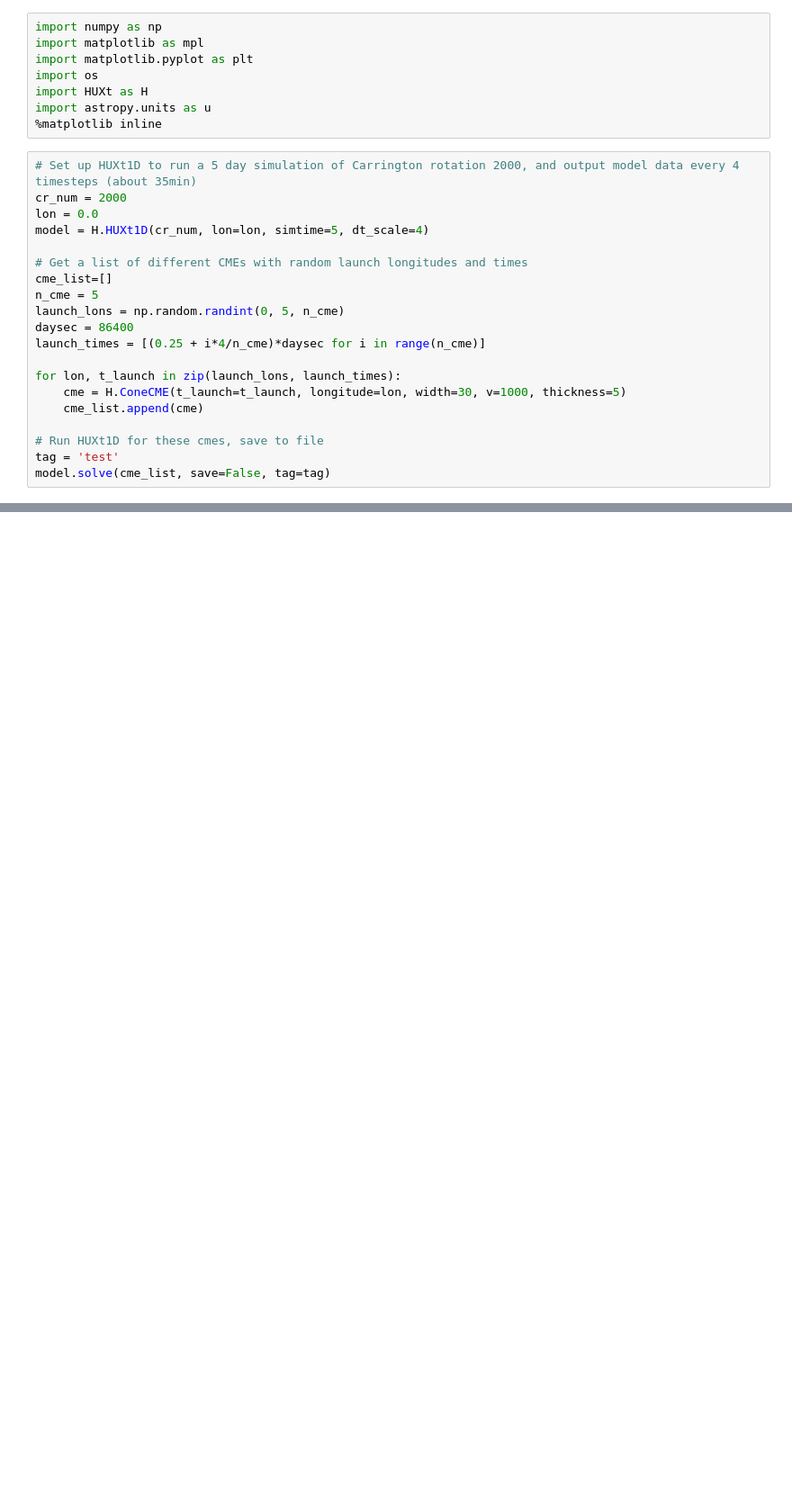
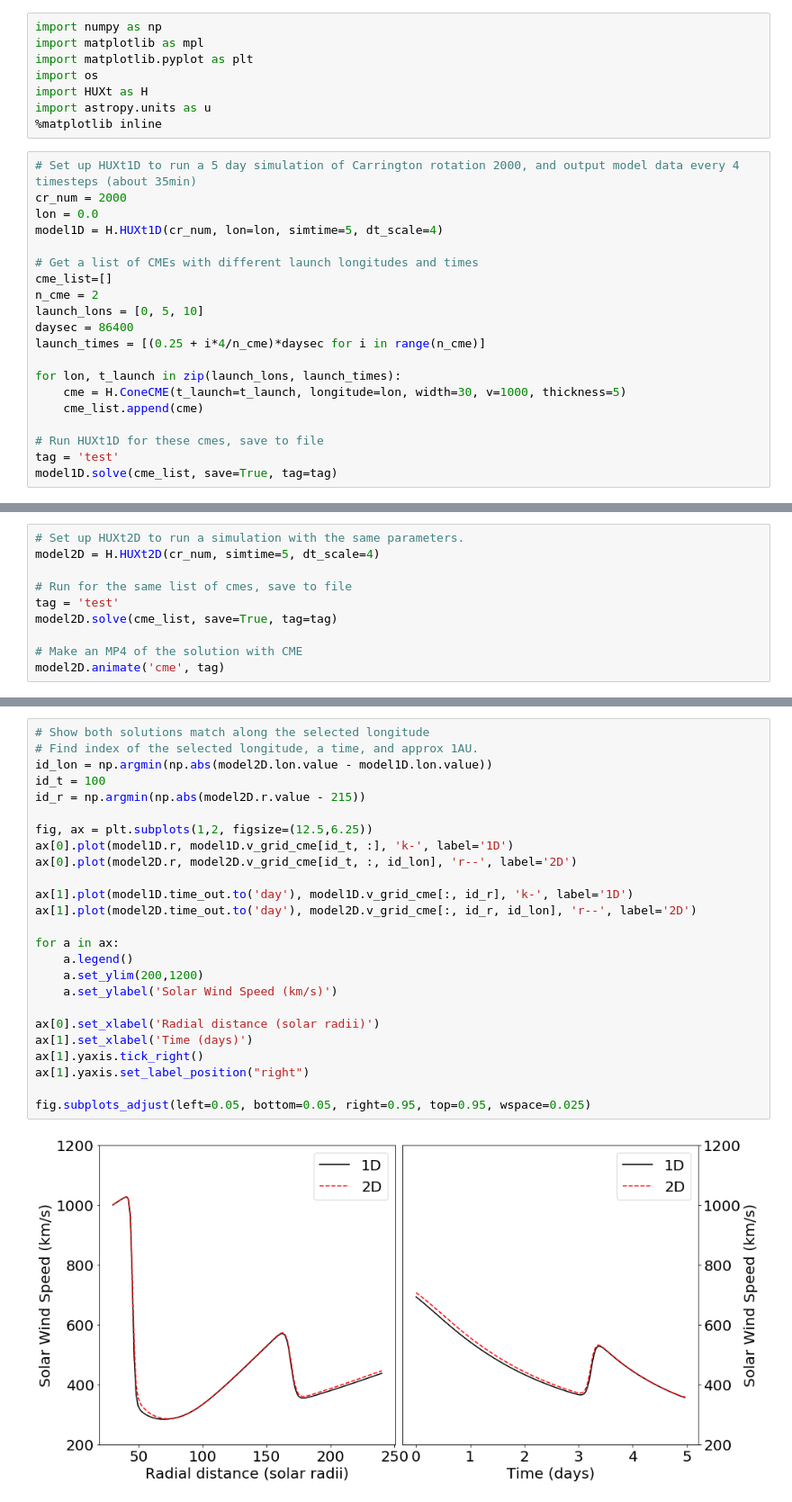
Before and after one commit to University-of-Reading-Space-Science/HUXt, a Jupyter notebook: code/HUXt_example.ipynb, the cells around one changed output, grey strips where cells are left out. Shown at 90% size. Cells and saved outputs as stored; diff of their text form; blank space fills up the shorter version.

Commit message:
Finished cme tracker for HUXt1D and the plot, save and load functions

```diff
--- a/code/HUXt_example.ipynb
+++ b/code/HUXt_example.ipynb
@@ -10,12 +10,12 @@ import astropy.units as u
 # Set up HUXt1D to run a 5 day simulation of Carrington rotation 2000, and output model data every 4 timesteps (about 35min)
 cr_num = 2000
 lon = 0.0
-model = H.HUXt1D(cr_num, lon=lon, simtime=5, dt_scale=4)
+model1D = H.HUXt1D(cr_num, lon=lon, simtime=5, dt_scale=4)
 
-# Get a list of different CMEs with random launch longitudes and times
+# Get a list of CMEs with different launch longitudes and times
 cme_list=[]
-n_cme = 5
-launch_lons = np.random.randint(0, 5, n_cme)
+n_cme = 2
+launch_lons = [0, 5, 10]
 daysec = 86400
 launch_times = [(0.25 + i*4/n_cme)*daysec for i in range(n_cme)]
 
@@ -25,4 +25,4 @@ for lon, t_launch in zip(launch_lons, launch_times):
 
 # Run HUXt1D for these cmes, save to file
 tag = 'test'
-model.solve(cme_list, save=False, tag=tag)
+model1D.solve(cme_list, save=True, tag=tag)
@@ -47,0 +31,10 @@ update save function, load function, and plotting routines for HUXt1D
+# %%
+# Set up HUXt2D to run a simulation with the same parameters.
+model2D = H.HUXt2D(cr_num, simtime=5, dt_scale=4)
+
+# Run for the same list of cmes, save to file
+tag = 'test'
+model2D.solve(cme_list, save=True, tag=tag)
+
+# Make an MP4 of the solution with CME
+model2D.animate('cme', tag)
@@ -47,0 +47,27 @@ update save function, load function, and plotting routines for HUXt1D
+# %%
+# Show both solutions match along the selected longitude
+# Find index of the selected longitude, a time, and approx 1AU.
+id_lon = np.argmin(np.abs(model2D.lon.value - model1D.lon.value))
+id_t = 100
+id_r = np.argmin(np.abs(model2D.r.value - 215))
+
+fig, ax = plt.subplots(1,2, figsize=(12.5,6.25))
+ax[0].plot(model1D.r, model1D.v_grid_cme[id_t, :], 'k-', label='1D')
+ax[0].plot(model2D.r, model2D.v_grid_cme[id_t, :, id_lon], 'r--', label='2D')
+
+ax[1].plot(model1D.time_out.to('day'), model1D.v_grid_cme[:, id_r], 'k-', label='1D')
+ax[1].plot(model2D.time_out.to('day'), model2D.v_grid_cme[:, id_r, id_lon], 'r--', label='2D')
+
+for a in ax:
+    a.legend()
+    a.set_ylim(200,1200)
+    a.set_ylabel('Solar Wind Speed (km/s)')
+
+ax[0].set_xlabel('Radial distance (solar radii)')
+ax[1].set_xlabel('Time (days)')
+ax[1].yaxis.tick_right()
+ax[1].yaxis.set_label_position("right")
+
+fig.subplots_adjust(left=0.05, bottom=0.05, right=0.95, top=0.95, wspace=0.025)
+# %% [output]
+[figure, added]
```
Also changed, not shown: parts of 5 cells of this notebook, 1 other file.
